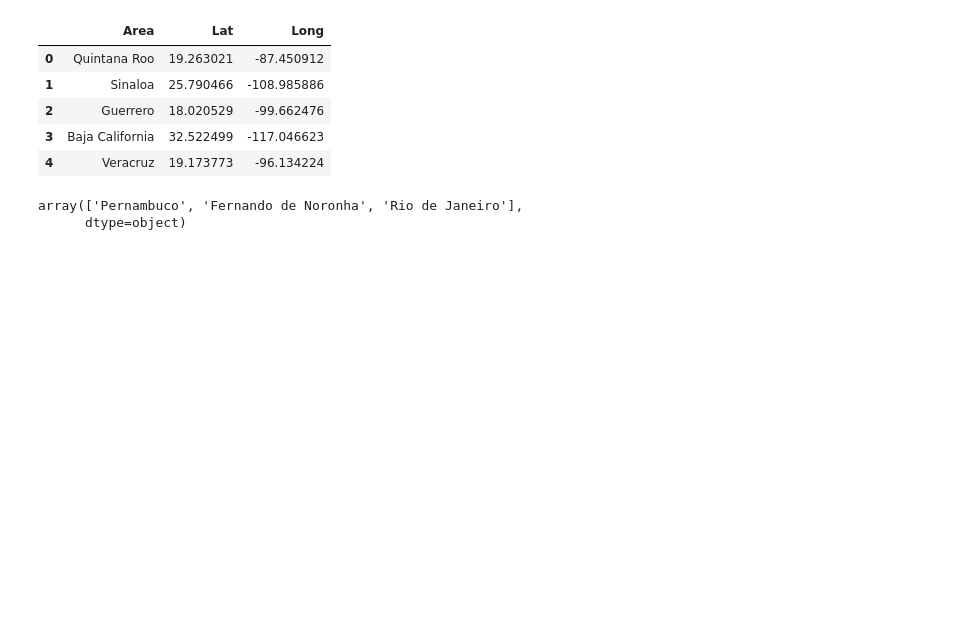
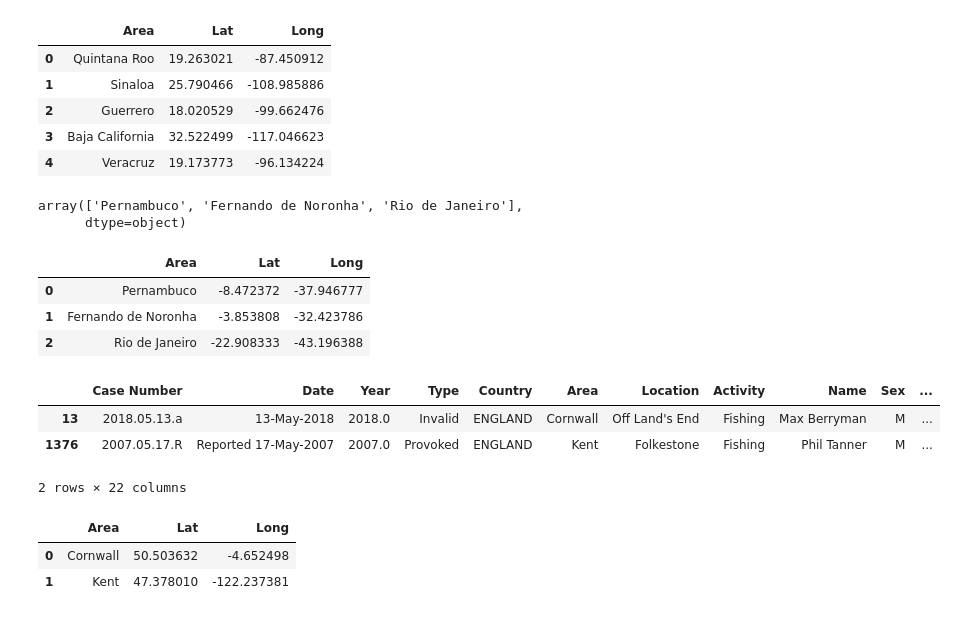
Before and after one commit to ajcipolle/sharkattack, a Jupyter notebook: Untitled.ipynb, the cells around one changed output. Drawn from its saved outputs; the diff is of its cells as text; code cells hidden in the pictures; blank space fills up the shorter version.

```diff
--- a/Untitled.ipynb
+++ b/Untitled.ipynb
@@ -357,0 +352,17 @@ BZ_shark = {'Area':
+# %%
+# Creating dataframe with lat and long for BRAZIL data
+BZ_shark_df = pd.DataFrame(data=BZ_shark)
+BZ_shark_df
+# %% [output]
+|  | Area | Lat | Long |
+| 0 | Pernambuco | -8.472372 | -37.946777 |
+| 1 | Fernando de Noronha | -3.853808 | -32.423786 |
+| 2 | Rio de Janeiro | -22.908333 | -43.196388 |
+# %%
+ENG_data = sharkAttacks_cleaned.loc[sharkAttacks['Country'] == 'ENGLAND']
+ENG_data
+# %% [output]
+|  | Case Number | Date | Year | Type | Country | Area | Location | Activity | Name | Sex | ... |
+| 13 | 2018.05.13.a | 13-May-2018 | 2018.0 | Invalid | ENGLAND | Cornwall | Off Land's End | Fishing | Max Berryman | M | ... |
+| 1376 | 2007.05.17.R | Reported 17-May-2007 | 2007.0 | Provoked | ENGLAND | Kent | Folkestone | Fishing | Phil Tanner | M | ... |
+2 rows × 22 columns
@@ -357,0 +378,8 @@ BZ_shark = {'Area':
+# %%
+# Creating dataframe with lat and long for BRAZIL data
+ENG_shark_df = pd.DataFrame(data=ENG_shark)
+ENG_shark_df
+# %% [output]
+|  | Area | Lat | Long |
+| 0 | Cornwall | 50.503632 | -4.652498 |
+| 1 | Kent | 47.378010 | -122.237381 |
```
Also changed, not shown: parts of 3 cells of this notebook.
